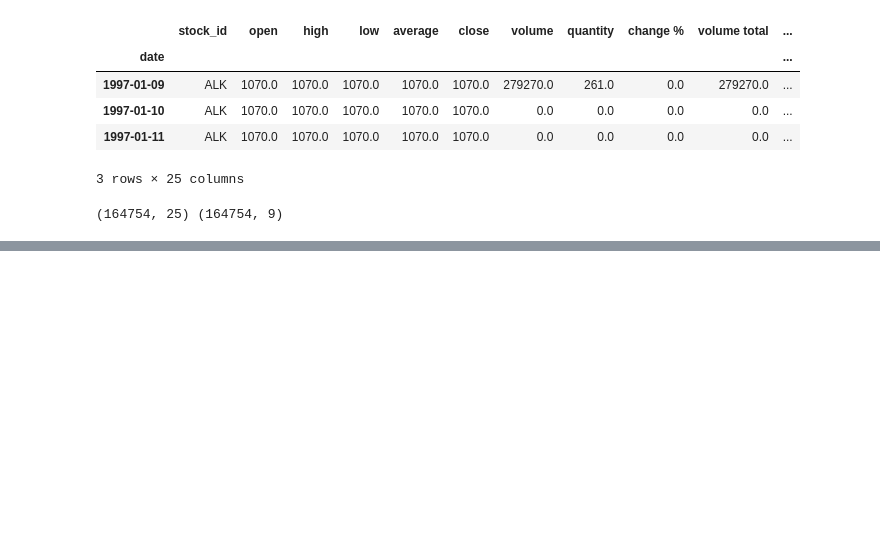
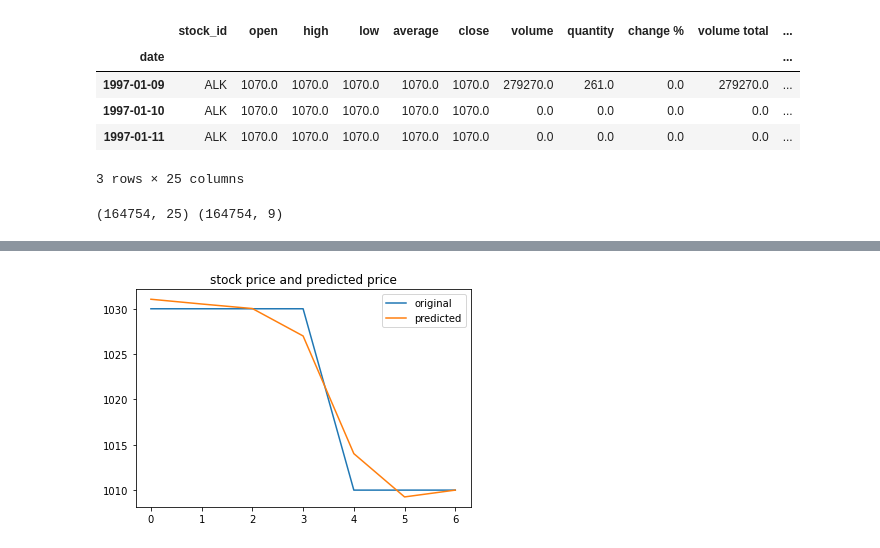
Before and after one commit to gjurcin/MacedoniaStockMarket, a Jupyter notebook: mse_prediction_gjurcin.ipynb, the cells around one changed output, grey strips where cells are left out. Cells and saved outputs as stored; diff of their text form; code cells hidden in the pictures; blank space fills up the shorter version.

```diff
--- a/mse_prediction_gjurcin.ipynb
+++ b/mse_prediction_gjurcin.ipynb
@@ -363,0 +379,2 @@ to_drop = ['date', 'open', 'high', 'low', 'average', 'close', 'volume', 'quantit
+# %%
+X, y = alk_df.drop('close', axis=1), alk_df.close
@@ -363,0 +482,4 @@ to_drop = ['date', 'open', 'high', 'low', 'average', 'close', 'volume', 'quantit
+# %%
+model = RandomForestRegressor(n_jobs=-1, n_estimators=40, min_samples_leaf=1, max_features=0.5, oob_score=True)
+%time model.fit(X_train, y_train)
+print_score(model)
@@ -363,0 +489,9 @@ to_drop = ['date', 'open', 'high', 'low', 'average', 'close', 'volume', 'quantit
+# %%
+x_ax = range(len(y_valid))
+plt.plot(x_ax, y_valid, label="original")
+plt.plot(x_ax, model.predict(X_valid), label="predicted")
+plt.title("stock price and predicted price")
+plt.legend()
+plt.show()
+# %% [output]
+[figure, added]
```
Also changed, not shown: parts of 26 cells of this notebook.
